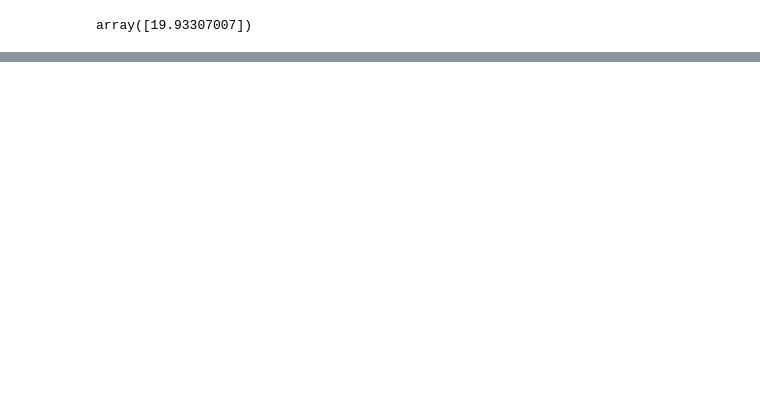
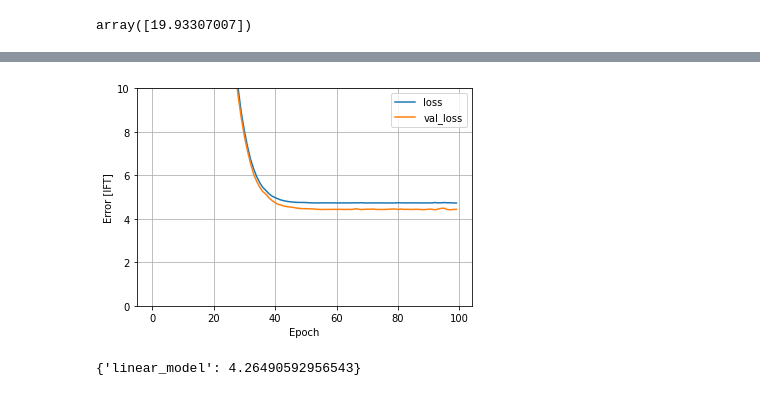
Before and after one commit to dataubc/Modeling_IFT_for_heavy_oil_emulsion, a Jupyter notebook: modeling_ift_python.ipynb, the cells around one changed output, grey strips where cells are left out. Saved outputs shown, nothing was run; the diff lists cells and outputs as text; code cells hidden in the pictures; blank space fills up the shorter version.

```diff
--- a/modeling_ift_python.ipynb
+++ b/modeling_ift_python.ipynb
@@ -158,0 +355,17 @@ l
+# %%
+X_train, X_test, y_train, y_test = train_test_split(X, y, test_size=0.2, random_state=123, shuffle=True)
+
+train_features = X_train[['Water_content']]
+test_features = X_test[['Water_content']]
+normalizer = preprocessing.Normalization()
+# %%
+train_labels = y_train
+test_labels = y_test
+features = np.array(X_train)
+f_normalizer = preprocessing.Normalization(input_shape=[1,])
+f_normalizer.adapt(features)
+linear_model = tf.keras.Sequential([
+    f_normalizer,
+    layers.Dense(units=1)
+])
+linear_model.summary()
@@ -158,0 +385,13 @@ l
+# %%
+linear_model.compile(
+    optimizer=tf.optimizers.Adam(learning_rate=0.1),
+    loss='mean_squared_error')
+# %%
+%%time
+history = linear_model.fit(
+    train_features, train_labels,
+    epochs=100,
+    # suppress logging
+    verbose=0,
+    # Calculate validation results on 20% of the training data
+    validation_split = 0.2)
@@ -158,0 +401,13 @@ l
+# %%
+plot_loss(history)
+# %% [output]
+[figure, added]
+# %%
+test_results = {}
+
+test_results['linear_model'] = linear_model.evaluate(
+    test_features,
+    test_labels, verbose=0)
+test_results
+# %% [output]
+{'linear_model': 4.26490592956543}
```
Also changed, not shown: parts of 70 cells of this notebook.
